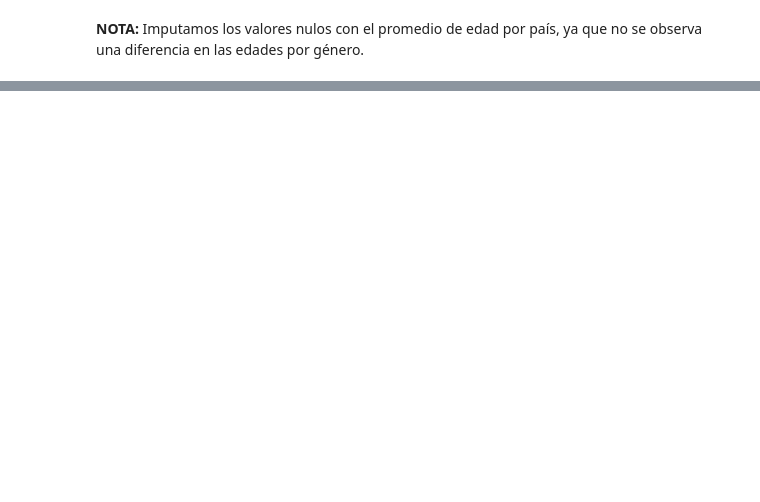
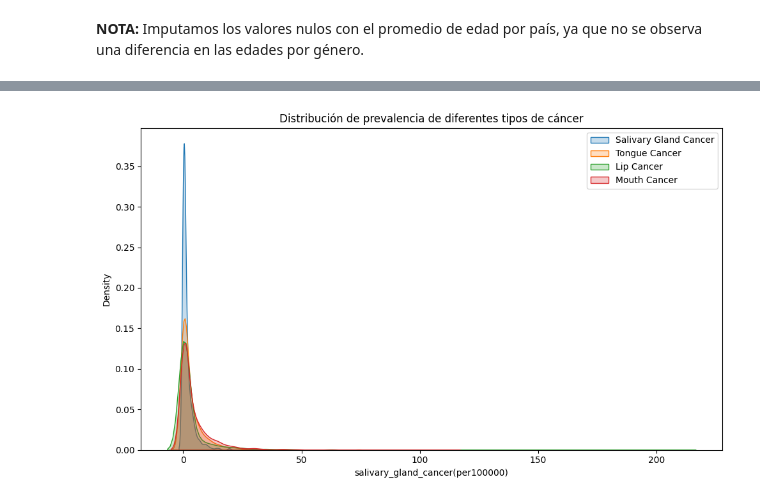
Before and after one commit to Xim0627/equipo6-tecnolochicas-dental-cancer, a Jupyter notebook: proyecto_m3.ipynb, the cells around one changed output, grey strips where cells are left out. Cells and saved outputs as stored; diff of their text form; code cells hidden in the pictures; blank space fills up the shorter version.

```diff
--- a/proyecto_m3.ipynb
+++ b/proyecto_m3.ipynb
@@ -403,0 +398,14 @@ plt.show()
+# %%
+# Gráfico de densidad para visualizar la distribución de cada tipo de cáncer
+
+plt.figure(figsize=(10, 6))
+sns.kdeplot(df['salivary_gland_cancer(per100000)'], shade=True, label='Salivary Gland Cancer')
+sns.kdeplot(df['tongue_cancer(per100000)'], shade=True, label='Tongue Cancer')
+sns.kdeplot(df['lip_cancer(per100000)'], shade=True, label='Lip Cancer')
+sns.kdeplot(df['mouth_cancer(per100000)'], shade=True, label='Mouth Cancer')
+plt.title('Distribución de prevalencia de diferentes tipos de cáncer')
+plt.legend()
+plt.tight_layout()
+plt.show()
+# %% [output]
+[figure, added]
```
Also changed, not shown: parts of 50 cells of this notebook.
